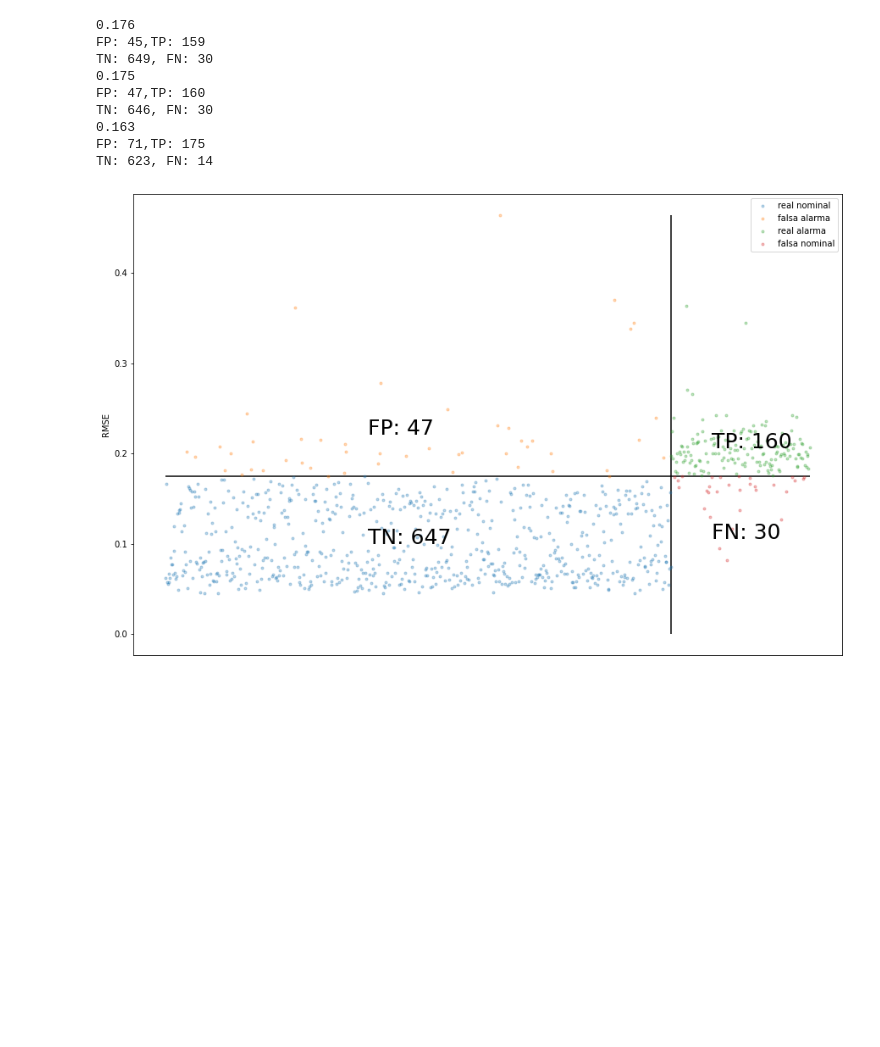
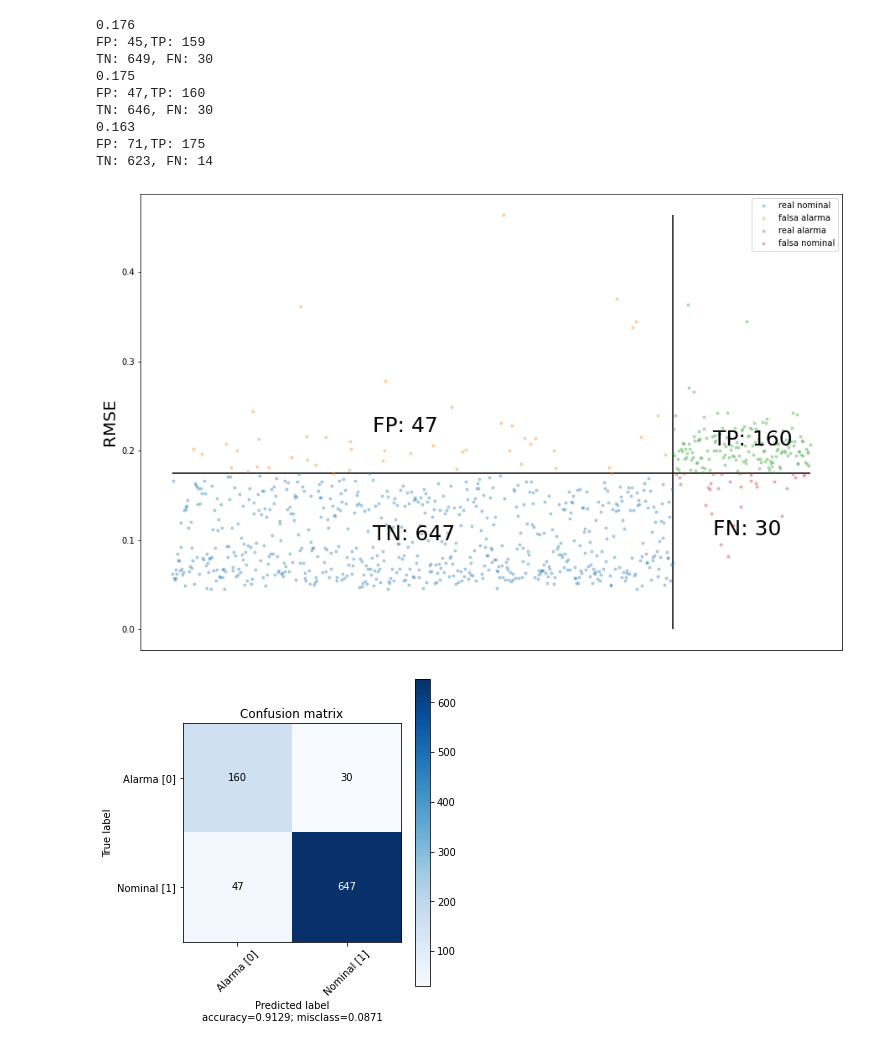
Before and after one commit to MartinVIllesca/ME7260-Aprendizaje-Profundo-en-Diagnostico-y-Pronostico-de-Fallas, a Jupyter notebook: t4/tarea_04.ipynb, the cells around one changed output. Drawn from its saved outputs; the diff is of its cells as text; code cells hidden in the pictures; blank space fills up the shorter version.

```diff
--- a/t4/tarea_04.ipynb
+++ b/t4/tarea_04.ipynb
@@ -376,55 +469,9 @@ TN: 646, FN: 30
 0.163
 FP: 71,TP: 175
 TN: 623, FN: 14
-# %%
-# dibujar rmse y division de ejemplos segun mejor th de separacion para FN = 30
-
-plt.figure(figsize=(15,10))
-
-th = 0.175
-
-nominal = np.where(Y_test == 1)[0]
-ejex = np.linspace(0, nominal.shape[0], num=nominal.shape[0], dtype=int)
-
-rmse_nominal = rmse[nominal]
-
-real_nominal = np.where(rmse_nominal < th)[0]
-falsa_alarma = np.where(rmse_nominal > th)[0]
-
-plt.plot(ejex[real_nominal], rmse_nominal[real_nominal], ls='', marker='.', alpha=0.3, label='real nominal')
-plt.plot(ejex[falsa_alarma], rmse_nominal[falsa_alarma], ls='', marker='.', alpha=0.3, label='falsa alarma')
-
-plt.text(ejex.mean() * 0.8, rmse_nominal[real_nominal].mean(),
-         f'TN: {real_nominal.shape[0]}', fontsize=25)
-plt.text(ejex.mean() * 0.8, rmse_nominal[falsa_alarma].mean(),
-         f'FP: {falsa_alarma.shape[0]}', fontsize=25)
-
-alarma = np.where(Y_test == 0)[0]
-ejex = nominal.shape[0] + np.linspace(0, alarma.shape[0], num=alarma.shape[0], dtype=int)
-
-rmse_alarma = rmse[alarma]
-
-real_alarma = np.where(rmse_alarma > th)[0]
-falsa_nominal = np.where(rmse_alarma < th)[0]
-
-plt.plot(ejex[real_alarma], rmse_alarma[real_alarma], ls='', marker='.', alpha=0.3, label='real alarma')
-plt.plot(ejex[falsa_nominal], rmse_alarma[falsa_nominal], ls='', marker='.', alpha=0.3, label='falsa nominal')
-plt.text(ejex.mean() * 0.95, rmse_alarma[real_alarma].mean(),
-         f'TP: {real_alarma.shape[0]}', fontsize=25)
-plt.text(ejex.mean() * 0.95, rmse_alarma[falsa_nominal].mean() - 0.05,
-         f'FN: {falsa_nominal.shape[0]}', fontsize=25)
-
-plt.hlines(th, 0, ejex[-1])
-plt.vlines(nominal.shape[0], 0, rmse.max())
-
-plt.legend()
-plt.ylabel('RMSE')
-plt.tick_params(
-    axis='x',          # changes apply to the x-axis
-    which='both',      # both major and minor ticks are affected
-    bottom=False,      # ticks along the bottom edge are off
-    top=False,         # ticks along the top edge are off
-    labelbottom=False) # labels along the bottom edge are off
-plt.show()
-# %% [output]
-[figure, removed]
+# %%
+plot_confusionMatrix(0.175)
+plot_confusion_matrix(Y_test, rmse < 0.175, ['Alarma [0]', 'Nominal [1]'])
+# %% [output]
+[figure, added]
+[figure, added]
```
Also changed, not shown: parts of 9 cells of this notebook.
